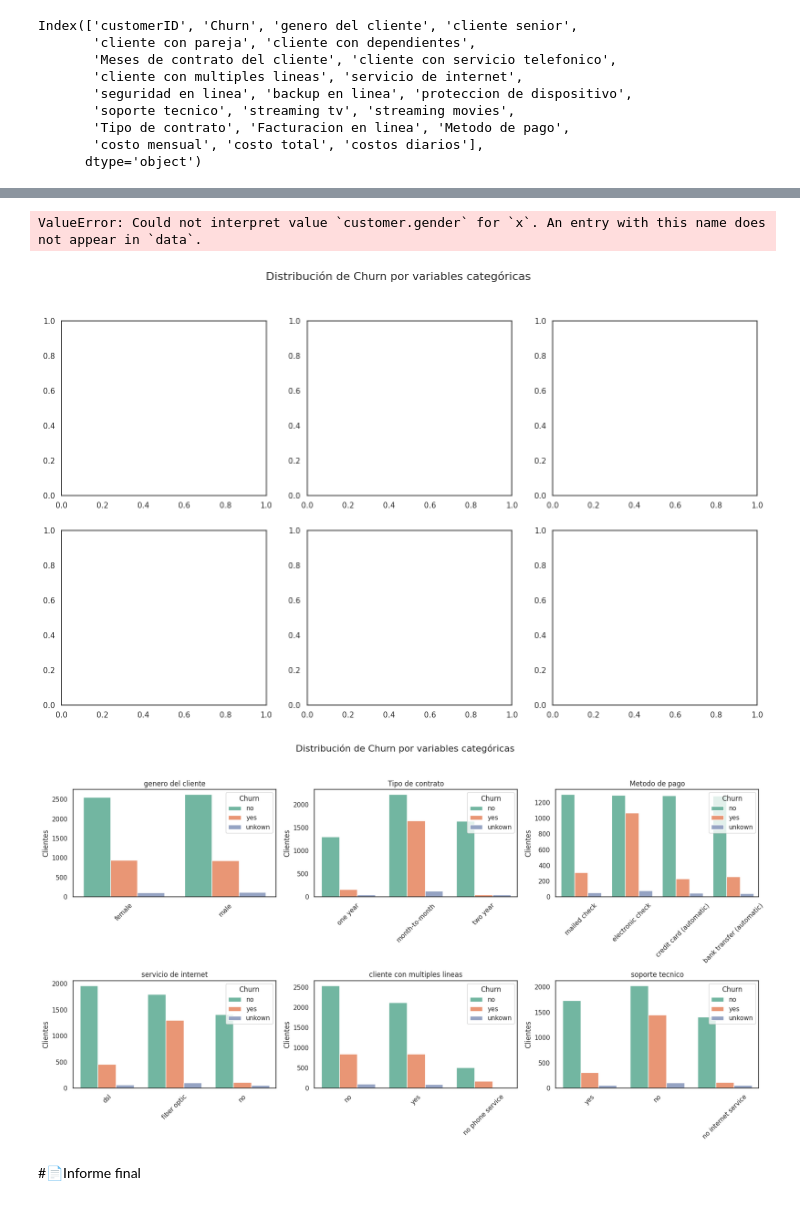
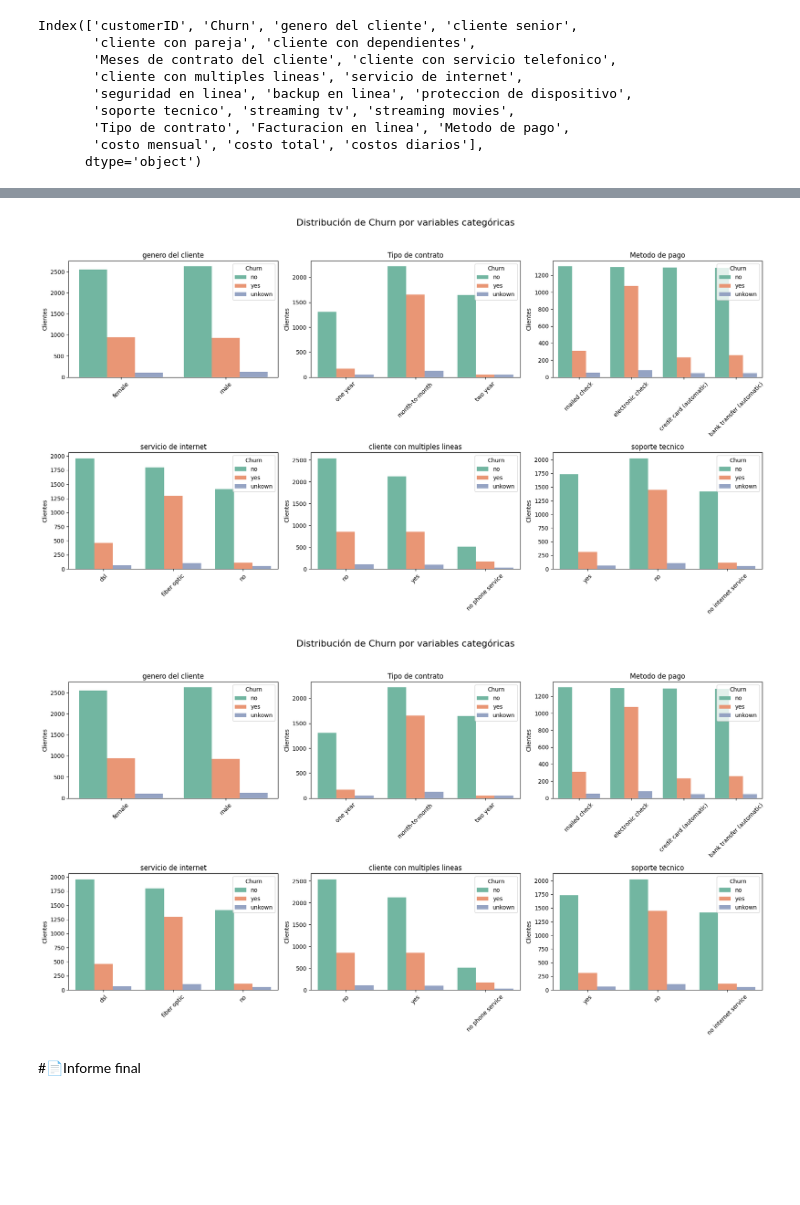
Before and after one commit to Kevincancino26/Challenge-Telecom-X-an-lisis-de-evacion-de-clientes, a Jupyter notebook: TelecomX_LATAM.ipynb, the cells around one changed output, grey strips where cells are left out. Drawn from its saved outputs; the diff is of its cells as text; code cells hidden in the pictures; blank space fills up the shorter version.

```diff
--- a/TelecomX_LATAM.ipynb
+++ b/TelecomX_LATAM.ipynb
@@ -396,6 +394,10 @@ Index(['customerID', 'Churn', 'genero del cliente', 'cliente senior',
        'costo mensual', 'costo total', 'costos diarios'],
       dtype='object')
 # %%
+#no encuentro el error
+#estudiar el error
+#estudiar el parametro de los ejes
+#y los parametros nrows y ncols,ax=axs[i]
 columna_categoricas= [
     'genero del cliente',
     'cliente senior',
@@ -405,14 +407,13 @@ columna_categoricas= [
     'cliente con multiples lineas',
     'servicio de internet',
 ]
-
+sns.set_theme(style='white')
+fig, axs = plt.subplots(nrows=7, ncols=1, figsize=(12, 5 * len(columna_categoricas)))
 for i, columns in enumerate(columna_categoricas):
-  sns.set_theme(style='white')
-  fig,ax= plt.subplots(figsize=(12,5))
-  sns.countplot(data=df_normalizado_customer,x=columns,hue='Churn',palette='Set2')
-   axs[i].set_title(f'{columna}')
-   axs[i].set_xlabel('')
-   axs[i].set_ylabel('Clientes')
-   axs[i].tick_params(axis='x', rotation=45)
-   axs[i].legend(title='Churn', loc='upper right')
+  sns.countplot(data=df_normalizado_customer,x=columns,hue='Churn',palette='Set2',ax=axs[i])
+  axs[i].set_title(f'{columna}')
+  axs[i].set_xlabel('')
+  axs[i].set_ylabel('Clientes')
+  axs[i].tick_params(axis='x', rotation=45)
+  axs[i].legend(title='Churn', loc='upper right')
 # %% [output]
@@ -420,35 +421,34 @@ IndentationError: unexpected indent (<ipython-input-33-2918211032>, line 15)
 # %%
 # Lista de columnas categóricas que quieres analizar
 columnas_categoricas = [
-    'customer.gender',
-    'account.Contract',
-    'account.PaymentMethod',
-    'internet.InternetService',
-    'phone.MultipleLines',
-    'internet.TechSupport'
+    'genero del cliente',
+    'Tipo de contrato',
+    'Metodo de pago',
+    'servicio de internet',
+    'cliente con multiples lineas',
+    'soporte tecnico'
 ]
 
 # Crear figure y axes para 6 gráficos (2 filas x 3 columnas)
 fig, axs = plt.subplots(2, 3, figsize=(18, 10))
 fig.suptitle('Distribución de Churn por variables categóricas', fontsize=16)
 
 # Flatten axs para iterar fácilmente
 axs = axs.flatten()
 
 # Crear cada gráfico
 for i, columna in enumerate(columnas_categoricas):
     sns.countplot(data=df_normalizado_customer, x=columna, hue='Churn', palette='Set2', ax=axs[i])
     axs[i].set_title(f'{columna}')
     axs[i].set_xlabel('')
     axs[i].set_ylabel('Clientes')
     axs[i].tick_params(axis='x', rotation=45)
     axs[i].legend(title='Churn', loc='upper right')
 
 plt.tight_layout(rect=[0, 0, 1, 0.95])  # Ajuste del layout para dejar espacio al título
 plt.show()
 # %% [output]
-ValueError: Could not interpret value `customer.gender` for `x`. An entry with this name does not appear in `data`.
-[figure, old version]
+[figure, new version]
 # %%
 # Lista de columnas categóricas que quieres analizar (actualizada con los nombres renombrados)
 columnas_categoricas = [
@@ -479,6 +479,6 @@ for i, columna in enumerate(columnas_categoricas):
 plt.tight_layout(rect=[0, 0, 1, 0.95])  # Ajuste del layout para dejar espacio al título
 plt.show()
 # %% [output]
-[figure, old version]
+[figure, new version]
 # %% [markdown]
 #📄Informe final
```
Also changed, not shown: parts of 2 cells of this notebook.
